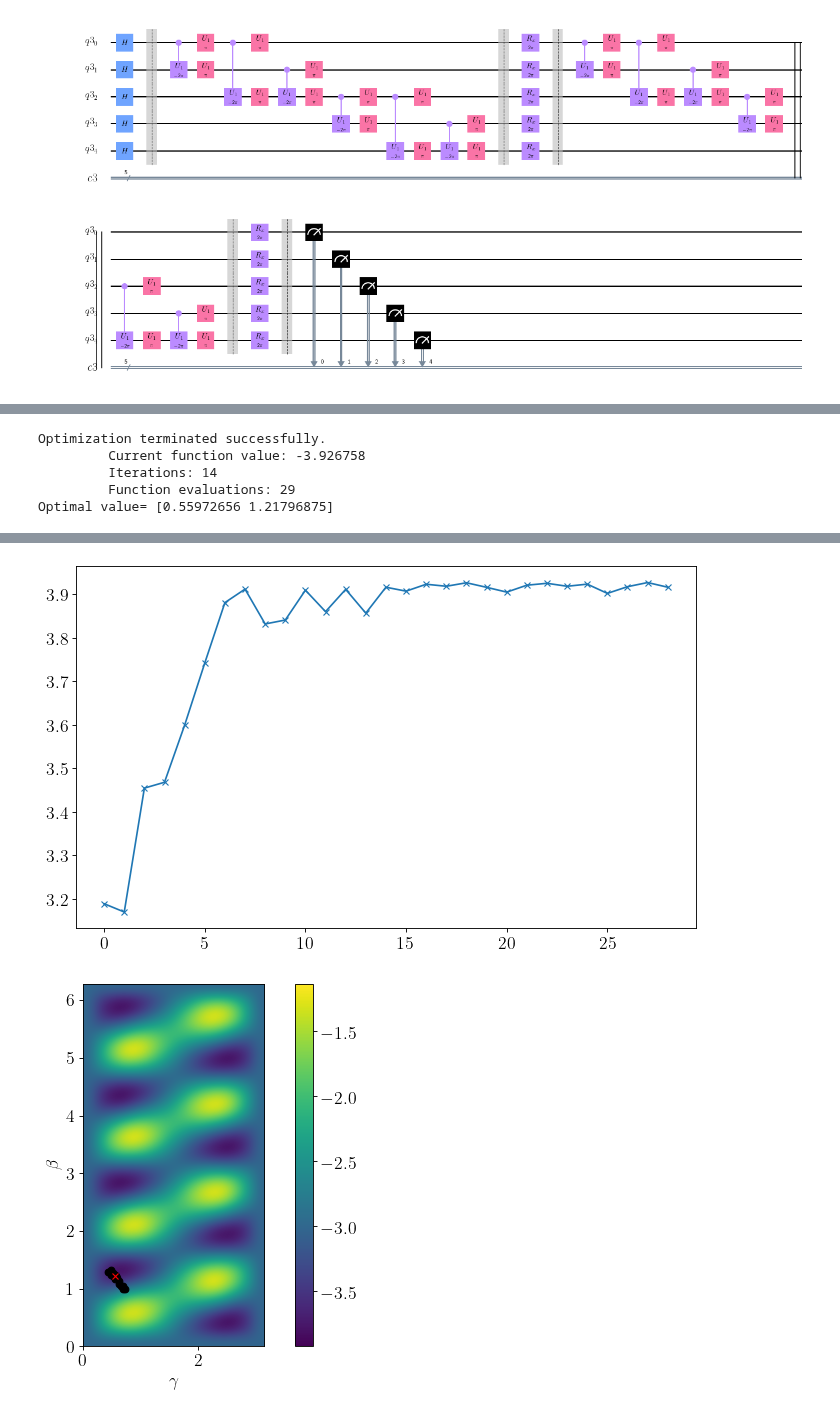
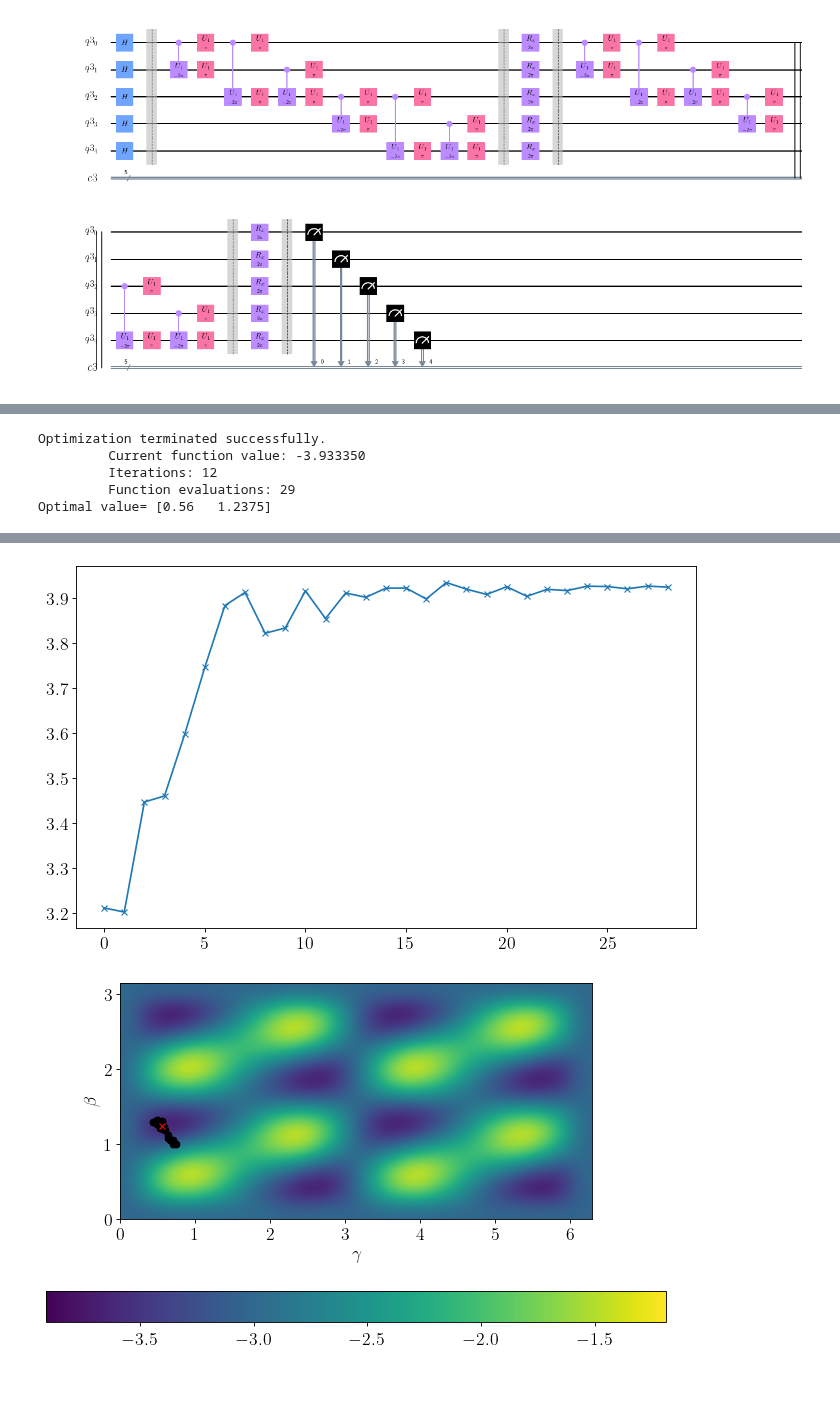
Before and after one commit to OpenQuantumComputing/optimization, a Jupyter notebook: Bowtie MaxCut.ipynb, the cells around one changed output, grey strips where cells are left out. Drawn from its saved outputs; the diff is of its cells as text; code cells hidden in the pictures; blank space fills up the shorter version.

```diff
--- a/Bowtie MaxCut.ipynb
+++ b/Bowtie MaxCut.ipynb
@@ -68,10 +68,10 @@ for key in costs:
 Aer.backends()
 backend_sim = Aer.get_backend('qasm_simulator')
 # %%
-n=32
-m=16
-beta_max=2*np.pi
-gamma_max=np.pi
+n=12
+m=24
+beta_max=np.pi
+gamma_max=2*np.pi
 
 version=1
 circuits=[]
@@ -116,7 +116,7 @@ pl.plot(list(values.values()),'x-')
 
 f = pl.figure(figsize=(10, 6), dpi= 80, facecolor='w', edgecolor='k');
 pl.imshow(np.array(Elandscape_v1).reshape(n,m),interpolation='bicubic',origin='lower',extent=[0,gamma_max,0,beta_max])
-pl.colorbar()
+pl.colorbar(orientation="horizontal", pad=0.2)
 pl.xlabel(r'$\gamma$')
 pl.ylabel(r'$\beta$')
 pl.plot(list(gamma.values()),list(beta.values()),'ko-')
@@ -127,7 +127,7 @@ jv1 = execute(createCircuit_MaxCut(out.x,G,1,version), backend_sim, shots=1024*2
 plot_histogram([jv1.result().get_counts(),ideal_solutions], figsize=(10, 6), legend=['approx','ideal solutions'])
 # %% [output]
 Optimization terminated successfully.
-         Current function value: -3.926758
-         Iterations: 14
+         Current function value: -3.933350
+         Iterations: 12
          Function evaluations: 29
-Optimal value= [0.55972656 1.21796875]
+Optimal value= [0.56   1.2375]
@@ -135,5 +135,5 @@ Optimal value= [0.55972656 1.21796875]
-[figure, old version]
+[figure, new version]
-[figure, old version]
+[figure, new version]
 # %%
 version=2
 it=0
```
Also changed, not shown: parts of 7 cells of this notebook, 7 other files.
